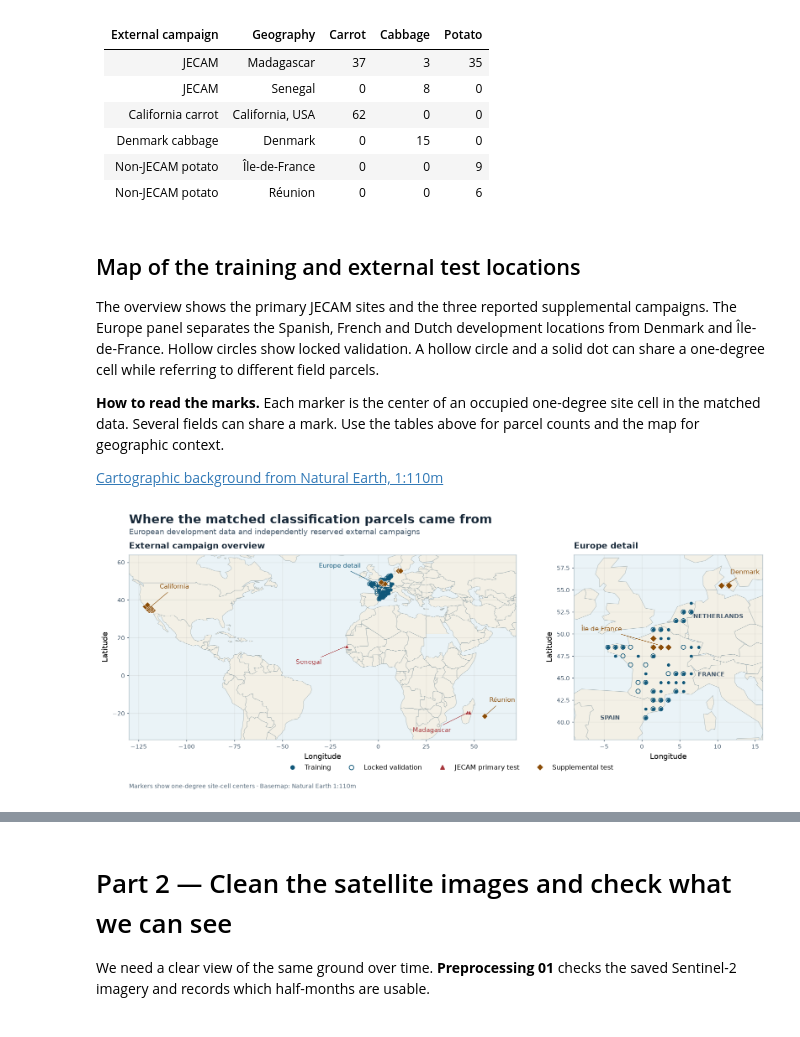
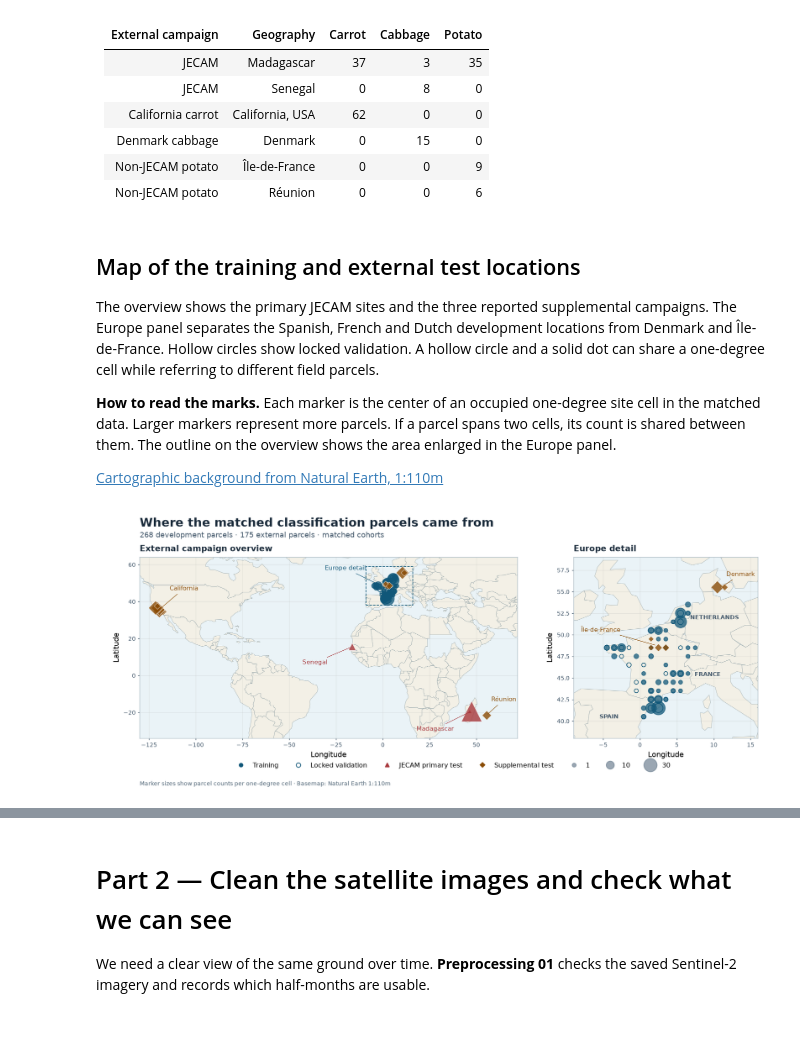
Before and after one commit to jrdavid-dev/external-crop-data-classification, a Jupyter notebook: notebooks/SakAI_crop_classification_walkthrough.ipynb, the cells around one changed output, grey strips where cells are left out. Drawn from its saved outputs; the diff is of its cells as text; code cells hidden in the pictures.

Commit message:
Finalize matched crop classification workflow and demo

```diff
--- a/notebooks/SakAI_crop_classification_walkthrough.ipynb
+++ b/notebooks/SakAI_crop_classification_walkthrough.ipynb
@@ -229,7 +229,7 @@ table(("External campaign", "Geography", "Carrot", "Cabbage", "Potato"), site_ro
 
 The overview shows the primary JECAM sites and the three reported supplemental campaigns. The Europe panel separates the Spanish, French and Dutch development locations from Denmark and Île-de-France. Hollow circles show locked validation. A hollow circle and a solid dot can share a one-degree cell while referring to different field parcels.
 
-**How to read the marks.** Each marker is the center of an occupied one-degree site cell in the matched data. Several fields can share a mark. Use the tables above for parcel counts and the map for geographic context.
+**How to read the marks.** Each marker is the center of an occupied one-degree site cell in the matched data. Larger markers represent more parcels. If a parcel spans two cells, its count is shared between them. The outline on the overview shows the area enlarged in the Europe panel.
 
 [Cartographic background from Natural Earth, 1:110m](https://www.naturalearthdata.com/downloads/110m-cultural-vectors/110m-admin-0-countries/)
 # %%
@@ -238,13 +238,24 @@ import matplotlib.pyplot as plt
 from matplotlib.collections import PolyCollection
 from matplotlib.lines import Line2D
 
-training_cells = {r["site_cell"] for r in development
-                  if r["cohort"] == "fixed_matched" and r["stage"] == "geographic_cv"}
-validation_cells = {r["site_cell"] for r in development
-                    if r["cohort"] == "fixed_matched" and r["stage"] == "locked_validation"}
+from matplotlib.patches import Rectangle
+
+dev_records = [row for row in development if row["cohort"] == "fixed_matched"]
 test_records = [r for r in read_csv(batch3 / "parcel_diagnostics.csv") if r["model"] == "fixed_matched"]
-test_cells = {site: {grid for row in test_records if (row["population"], row["source_site"]) == (scope, site)
-                     for grid in row["site_cell"].split(";")}
+
+def parcel_density(records):
+    density = Counter()
+    assert len({r["partition_group"] for r in records}) == len(records)
+    for row in records:
+        grids = set(row["site_cell"].split(";"))
+        for grid in grids:
+            density[grid] += 1 / len(grids)
+    assert abs(sum(density.values()) - len(records)) < 1e-8
+    return density
+
+training_cells = parcel_density([r for r in dev_records if r["stage"] == "geographic_cv"])
+validation_cells = parcel_density([r for r in dev_records if r["stage"] == "locked_validation"])
+test_cells = {site: parcel_density([r for r in test_records if (r["population"], r["source_site"]) == (scope, site)])
               for _, scope, site, _ in external_sites}
 
 def centers(site_cells):
@@ -253,7 +264,7 @@ def centers(site_cells):
 
 def plot_marks(ax, site_cells, **options):
     lon, lat = zip(*centers(site_cells))
-    ax.scatter(lon, lat, **options)
+    ax.scatter(lon, lat, s=[18 + 10 * site_cells[g] for g in sorted(site_cells)], **options)
 
 base = read_json(root / "notebooks/assets/classification_basemap.geojson")
 outlines = []
@@ -268,7 +279,7 @@ fig, (overview, europe) = plt.subplots(1, 2, figsize=(12.6, 5.3),
 fig.subplots_adjust(left=0.065, right=0.985, top=0.83, bottom=0.19, wspace=0.20)
 fig.suptitle("Where the matched classification parcels came from",
              x=0.065, y=0.97, ha="left", fontsize=16, fontweight="bold", color="#172838")
-fig.text(0.065, 0.90, "European development data and independently reserved external campaigns",
+fig.text(0.065, 0.90, "268 development parcels · 175 external parcels · matched cohorts",
          fontsize=10, color="#42576a")
 for ax, xlim, ylim, title in [
     (overview, (-130, 72), (-34, 64), "External campaign overview"),
@@ -284,43 +295,49 @@ for ax, xlim, ylim, title in [
     for spine in ax.spines.values():
         spine.set_color("#afbec6")
 
-    plot_marks(ax, validation_cells, facecolors="none", edgecolors=train_color, s=32, linewidths=0.9, zorder=3)
-    plot_marks(ax, training_cells, color=train_color, marker="o", s=10, zorder=4)
+    plot_marks(ax, validation_cells, facecolors="none", edgecolors=train_color, linewidths=0.9, zorder=3)
+    plot_marks(ax, training_cells, color=train_color, marker="o", alpha=0.73, zorder=4)
     for _, scope, site, _ in external_sites:
         primary = scope == "jecam"
         plot_marks(ax, test_cells[site], marker="^" if primary else "D",
                    color=primary_color if primary else supplement_color, edgecolors="white",
-                   linewidths=0.5, s=40 if ax is europe else 32, zorder=5)
+                   linewidths=0.5, alpha=0.80, zorder=5)
+
+overview.add_patch(Rectangle((-9, 38), 25, 21, fill=False, linestyle="--",
+                             edgecolor=train_color, linewidth=0.9, zorder=2))
 
 def label_site(ax, name, grids, label_position, color):
     points = centers(grids)
     x = sum(lon for lon, _ in points) / len(points)
     y = sum(lat for _, lat in points) / len(points)
     ax.annotate(name, (x, y), xytext=label_position, textcoords="data", color=color,
                 fontsize=8.5, fontweight="medium", ha="left", va="center",
                 arrowprops={"arrowstyle": "-", "color": color, "linewidth": 0.65}, zorder=6)
 
 label_site(overview, "California", test_cells["US"], (-114, 47), supplement_color)
 label_site(overview, "Senegal", test_cells["Senegal"], (-43, 7), primary_color)
 label_site(overview, "Madagascar", test_cells["Madagascar"], (18, -29), primary_color)
 label_site(overview, "Réunion", test_cells["reunion-france"], (58, -13), supplement_color)
 label_site(overview, "Europe detail", training_cells, (-31, 58), train_color)
 label_site(europe, "Denmark", test_cells["DK"], (11.7, 57), supplement_color)
 label_site(europe, "Île-de-France", test_cells["ile-de-france"], (-8, 50.6), supplement_color)
 europe.text(-5.5, 40.3, "SPAIN", fontsize=8, color="#42576a", fontweight="bold")
 europe.text(7.4, 45.2, "FRANCE", fontsize=8, color="#42576a", fontweight="bold")
 europe.text(6.8, 51.8, "NETHERLANDS", fontsize=7.5, color="#42576a", fontweight="bold")
 handles = [
     Line2D([], [], marker="o", linestyle="none", color=train_color, markersize=5, label="Training"),
     Line2D([], [], marker="o", linestyle="none", markerfacecolor="none", markeredgecolor=train_color,
            markersize=6, label="Locked validation"),
     Line2D([], [], marker="^", linestyle="none", color=primary_color, markersize=6, label="JECAM primary test"),
     Line2D([], [], marker="D", linestyle="none", color=supplement_color, markersize=5, label="Supplemental test"),
 ]
-fig.legend(handles=handles, loc="lower center", bbox_to_anchor=(0.53, 0.06), ncol=4, frameon=False, fontsize=9)
-fig.text(0.065, 0.023, "Markers show one-degree site-cell centers · Basemap: Natural Earth 1:110m",
+for count in (1, 10, 30):
+    handles.append(Line2D([], [], marker="o", linestyle="none", color="#65798a",
+                          markersize=(18 + 10 * count) ** .5, alpha=0.65, label=str(count)))
+fig.legend(handles=handles, loc="lower center", bbox_to_anchor=(0.53, 0.06), ncol=7, frameon=False, fontsize=9)
+fig.text(0.065, 0.023, "Marker sizes show parcel counts per one-degree cell · Basemap: Natural Earth 1:110m",
          fontsize=8, color="#536879")
 display(fig)
 plt.close(fig)
 # %% [output]
-[figure, old version]
+[figure, new version]
```
Also changed, not shown: parts of 6 cells of this notebook, 27 other files.
